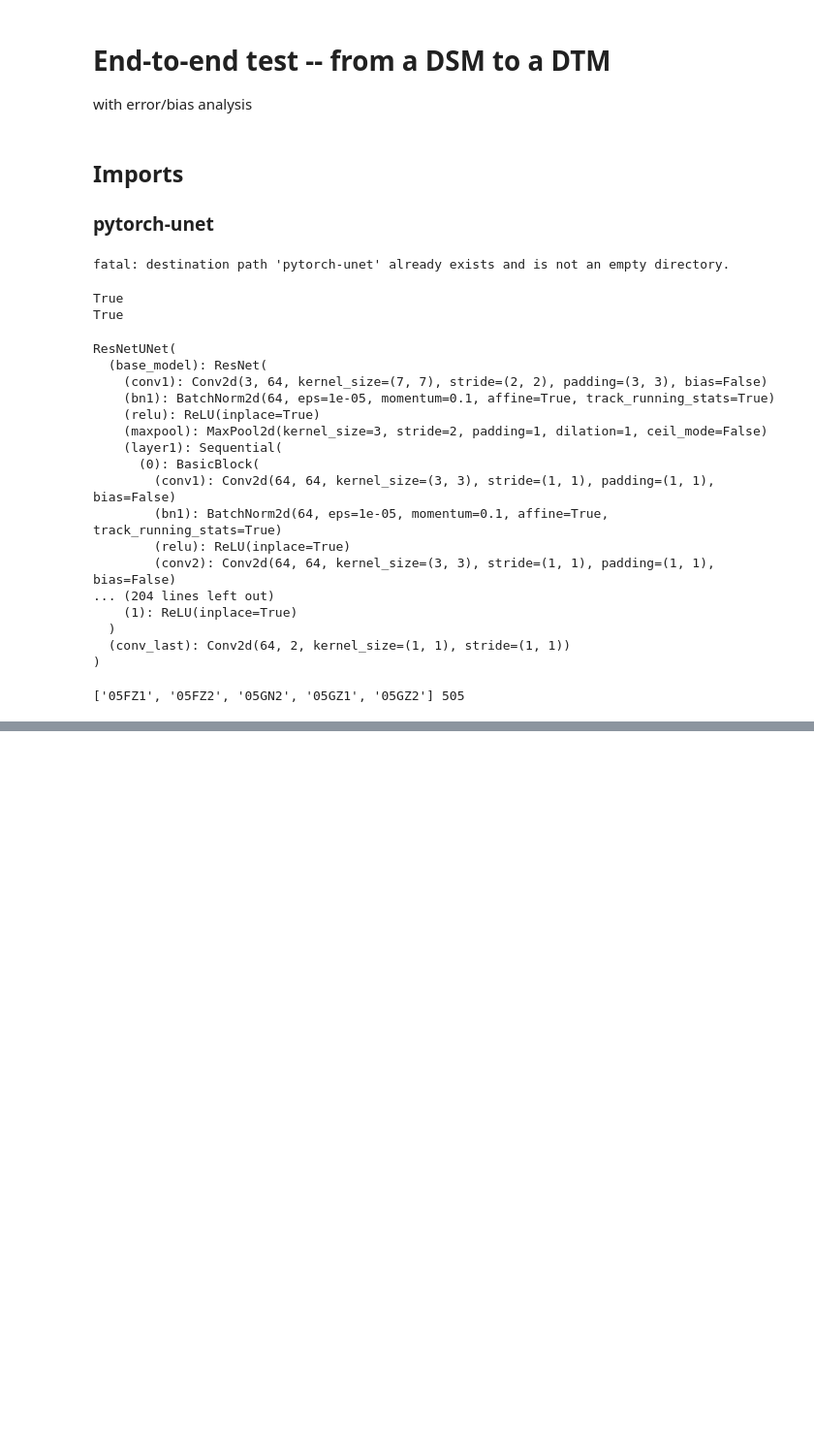
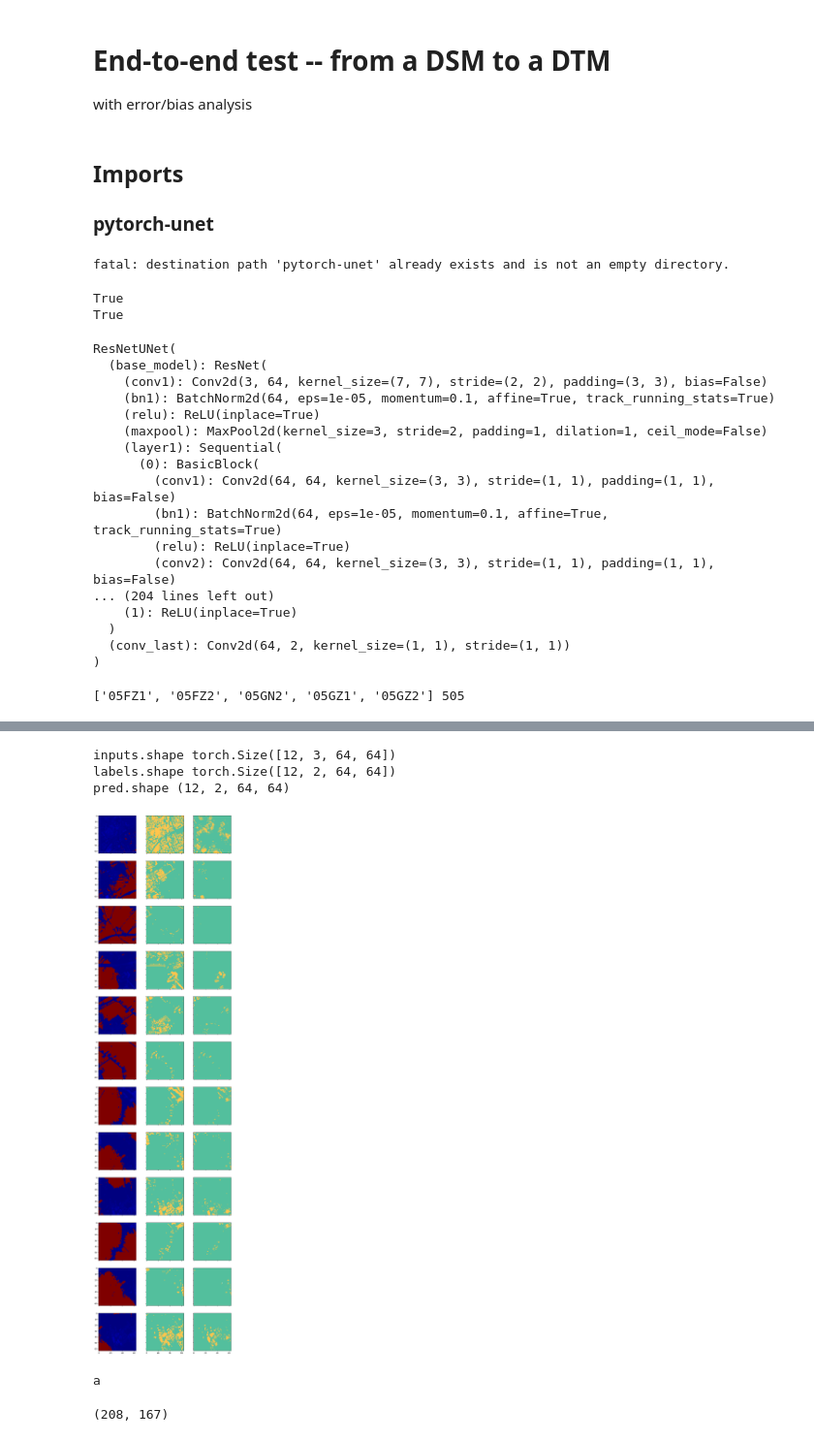
Before and after one commit to AkiGoat/DSM2DTM-UNet, a Jupyter notebook: allTest.ipynb, the cells around one changed output, grey strips where cells are left out. Shown at 97% size. Cells and saved outputs as stored; diff of their text form; code cells hidden in the pictures; blank space fills up the shorter version.

```diff
--- a/allTest.ipynb
+++ b/allTest.ipynb
@@ -98,0 +335,50 @@ tmp_path = 'data/tmp/'
+# %%
+test_loader = DataLoader(test_dataset, batch_size=Pics_roughness.shape[0],
+                         shuffle=False, num_workers=0)
+
+# inputs, labels = next(iter(test_loader))
+
+# # test_dataset.__len__
+# inputs = inputs.to(device)
+# labels = labels.to(device)
+# print('inputs.shape', inputs.shape)
+# print('labels.shape', labels.shape)
+
+# pred = model(inputs)
+# # The loss functions include the sigmoid function.
+# pred = torch.sigmoid(pred)
+# pred = pred.data.cpu().numpy()
+# print('pred.shape', pred.shape)
+
+inputs, labels = next(iter(test_loader))
+inputs = inputs.to(device)
+labels = labels.to(device)
+print('inputs.shape', inputs.shape)
+print('labels.shape', labels.shape)
+
+# Predict
+pred = model(inputs)
+# The loss functions include the sigmoid function.
+pred = torch.sigmoid(pred)
+pred = pred.data.cpu().numpy()
+print('pred.shape', pred.shape)
+
+threshold, upper, lower = 0.5, 1, 0
+pred = np.where(pred > threshold, upper, lower)
+
+# Change channel-order and make 3 channels for matplot
+# input_images_rgb = [reverse_transform(x) for x in inputs.cpu()]
+input_images_rgb_ = [x.astype(np.uint8) for x in Pics_roughness]
+
+
+# Map each channel (i.e. class) to each color
+target_masks_rgb = [helper.masks_to_colorimg(x) for x in labels.cpu().numpy()]
+pred_rgb = [helper.masks_to_colorimg(x) for x in pred]
+# %% [output]
+inputs.shape torch.Size([12, 3, 64, 64])
+labels.shape torch.Size([12, 2, 64, 64])
+pred.shape (12, 2, 64, 64)
+# %%
+helper.plot_side_by_side([input_images_rgb_, target_masks_rgb, pred_rgb])
+# %% [output]
+[figure, added]
@@ -98,0 +388,5 @@ tmp_path = 'data/tmp/'
+# %%
+if a:
+    print('a')
+# %% [output]
+a
@@ -98,0 +402,5 @@ tmp_path = 'data/tmp/'
+# %%
+pred_w = mergeImg(pred_l1, dsm_dict, mask=True)
+pred_w.shape
+# %% [output]
+(208, 167)
```
Also changed, not shown: parts of 35 cells of this notebook, 2 other files.
